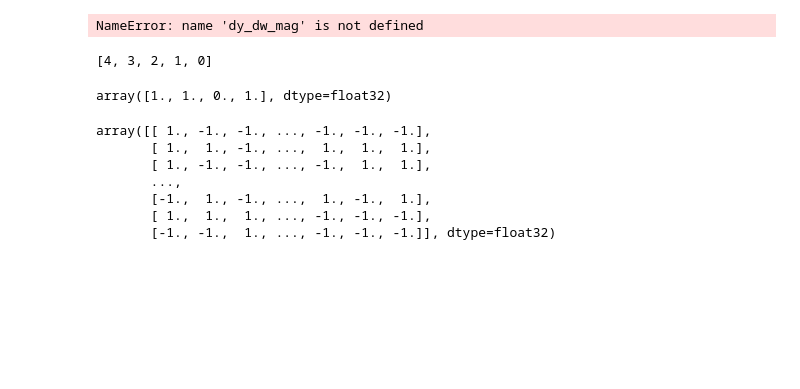
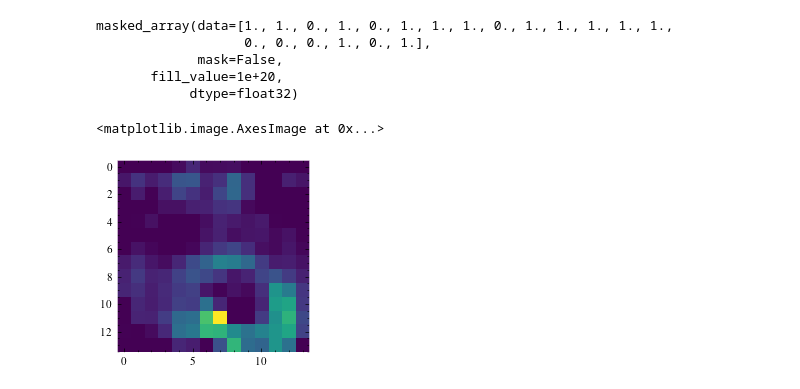
Before and after one commit to liamaltarac/CNN_Explorations, a Jupyter notebook: gradient_beta/sym_antsym_test.ipynb, the cells around one changed output. Saved outputs shown, nothing was run; the diff lists cells and outputs as text; code cells hidden in the pictures; blank space fills up the shorter version.

```diff
--- a/gradient_beta/sym_antsym_test.ipynb
+++ b/gradient_beta/sym_antsym_test.ipynb
@@ -353,22 +371,23 @@ mag.numpy().shape
-# %%
-tf.math.top_k(dy_dw_mag.numpy()[:, top10F[1]], k=5)
-# %% [output]
-NameError: name 'dy_dw_mag' is not defined
-# %%
-bottomFilters
-# %% [output]
-[4, 3, 2, 1, 0]
-# %%
-(dc[color>0.90, i]+1)/2
-# %% [output]
-array([1., 1., 0., 1.], dtype=float32)
-# %%
-dc[dy_dw_mag[:, top10F[i]]>0.0]
-# %% [output]
-array([[ 1., -1., -1., ..., -1., -1., -1.],
-       [ 1.,  1., -1., ...,  1.,  1.,  1.],
-       [ 1., -1., -1., ..., -1.,  1.,  1.],
-       ...,
-       [-1.,  1., -1., ...,  1., -1.,  1.],
-       [ 1.,  1.,  1., ..., -1., -1., -1.],
-       [-1., -1.,  1., ..., -1., -1., -1.]], dtype=float32)
+# %%
+color =  matplotlib.colors.Normalize(vmin=-1, vmax=1)(-dc[topW[:,4], 4])
+color
+# %% [output]
+masked_array(data=[1., 1., 0., 1., 0., 1., 1., 1., 0., 1., 1., 1., 1., 1.,
+                   0., 0., 0., 1., 0., 1.],
+             mask=False,
+       fill_value=1e+20,
+            dtype=float32)
+# %%
+
+
+last_conv_layer_output = f1[0]
+heatmap = last_conv_layer_output @ tf.reduce_mean(g1, axis=(0, 1, 2))[..., tf.newaxis]
+heatmap = tf.squeeze(heatmap)
+
+# For visualization purpose, we will also normalize the heatmap between 0 & 1
+heatmap = tf.maximum(heatmap, 0) / tf.math.reduce_max(heatmap)
+
+plt.imshow(heatmap)
+# %% [output]
+<matplotlib.image.AxesImage at 0x...>
+[figure, added]
```
Also changed, not shown: parts of 18 cells of this notebook, 19 other files.
